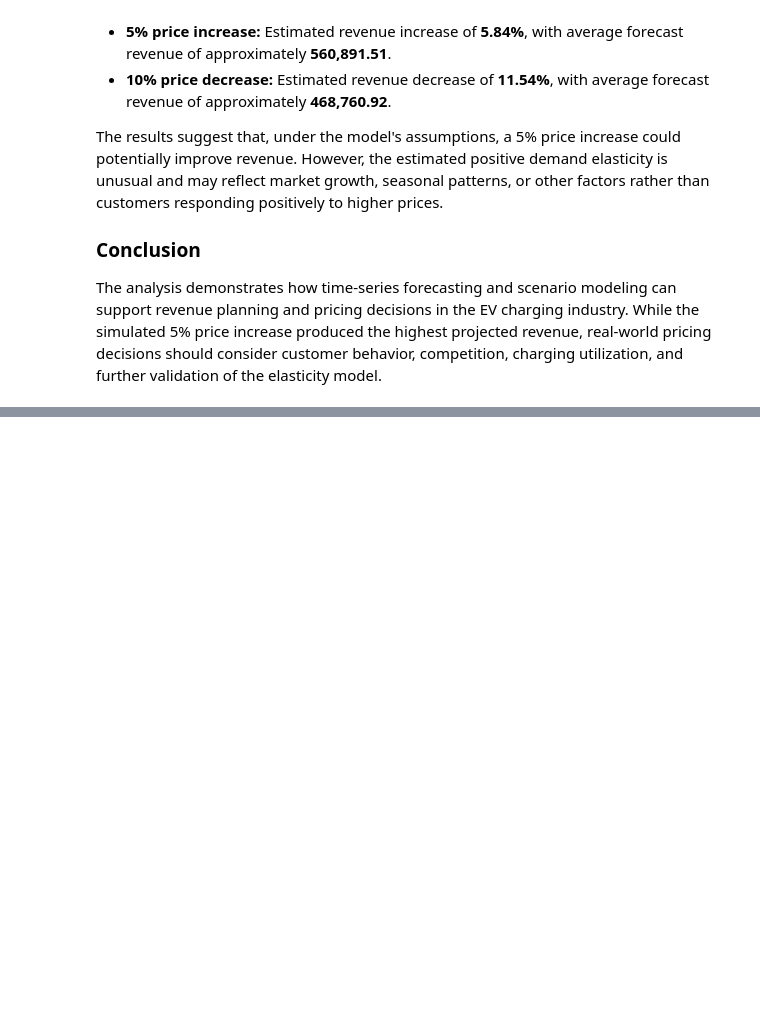
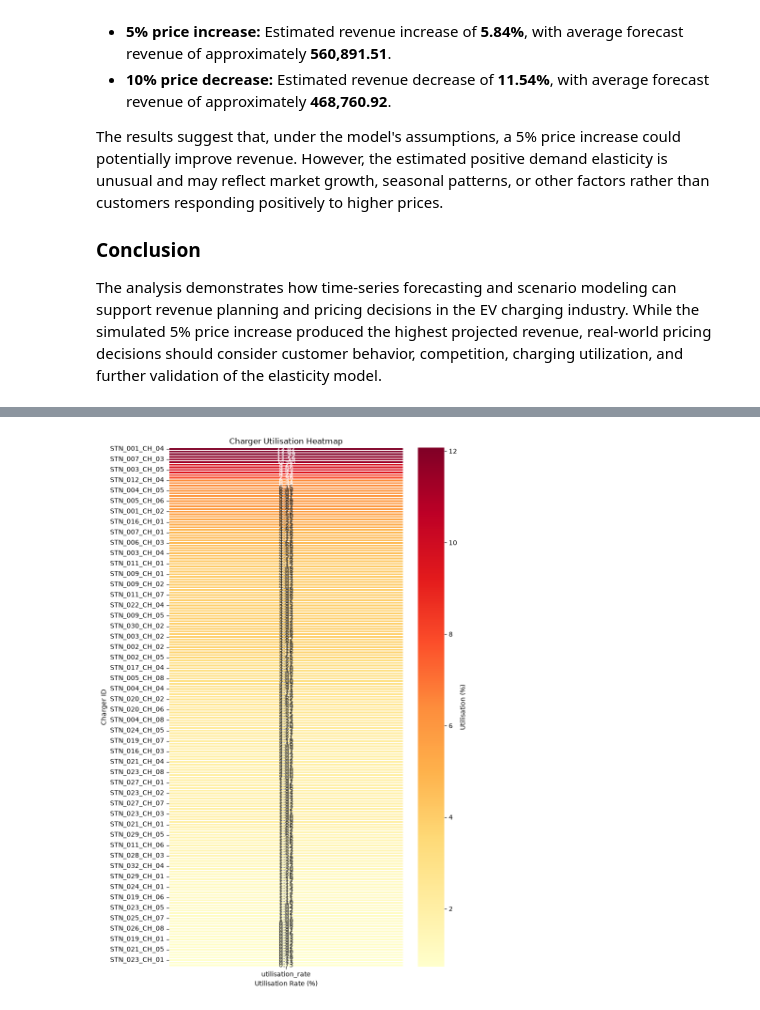
Before and after one commit to analyticsbyps/EV-Demand-Forecasting, a Jupyter notebook: EV_Demand_Forecasting_Analysis.ipynb, the cells around one changed output, grey strips where cells are left out. Saved outputs shown, nothing was run; the diff lists cells and outputs as text; code cells hidden in the pictures; blank space fills up the shorter version.

```diff
--- a/EV_Demand_Forecasting_Analysis.ipynb
+++ b/EV_Demand_Forecasting_Analysis.ipynb
@@ -1466,0 +1521,20 @@ The analysis demonstrates how time-series forecasting and scenario modeling can
+# %%
+observation_days = (
+    sessions['end_timestamp'].max() - sessions['start_timestamp'].min()
+).days
+
+observation_hours = observation_days * 24
+
+charger_utilisation = sessions.groupby('charger_id').agg(
+    total_charging_hours=('session_duration_minutes',
+                         lambda x: x.sum() / 60),
+    total_sessions=('session_id', 'count'),
+    total_energy=('energy_kwh', 'sum'),
+    avg_session_duration=('session_duration_minutes', 'mean')
+).reset_index()
+
+charger_utilisation['utilisation_rate'] = (
+    charger_utilisation['total_charging_hours'] / observation_hours
+) * 100
+
+charger_utilisation.head()
@@ -1466,0 +1548,26 @@ The analysis demonstrates how time-series forecasting and scenario modeling can
+# %%
+import seaborn as sns
+import matplotlib.pyplot as plt
+
+util_heatmap = charger_utilisation.set_index('charger_id')[
+    ['utilisation_rate']
+].sort_values('utilisation_rate', ascending=False)
+
+plt.figure(figsize=(8, 12))
+
+sns.heatmap(
+    util_heatmap,
+    annot=True,
+    fmt='.2f',
+    cmap='YlOrRd',
+    linewidths=0.3,
+    cbar_kws={'label': 'Utilisation (%)'}
+)
+
+plt.title('Charger Utilisation Heatmap')
+plt.xlabel('Utilisation Rate (%)')
+plt.ylabel('Charger ID')
+plt.tight_layout()
+plt.show()
+# %% [output]
+[figure, added]
```
Also changed, not shown: parts of 15 cells of this notebook.
